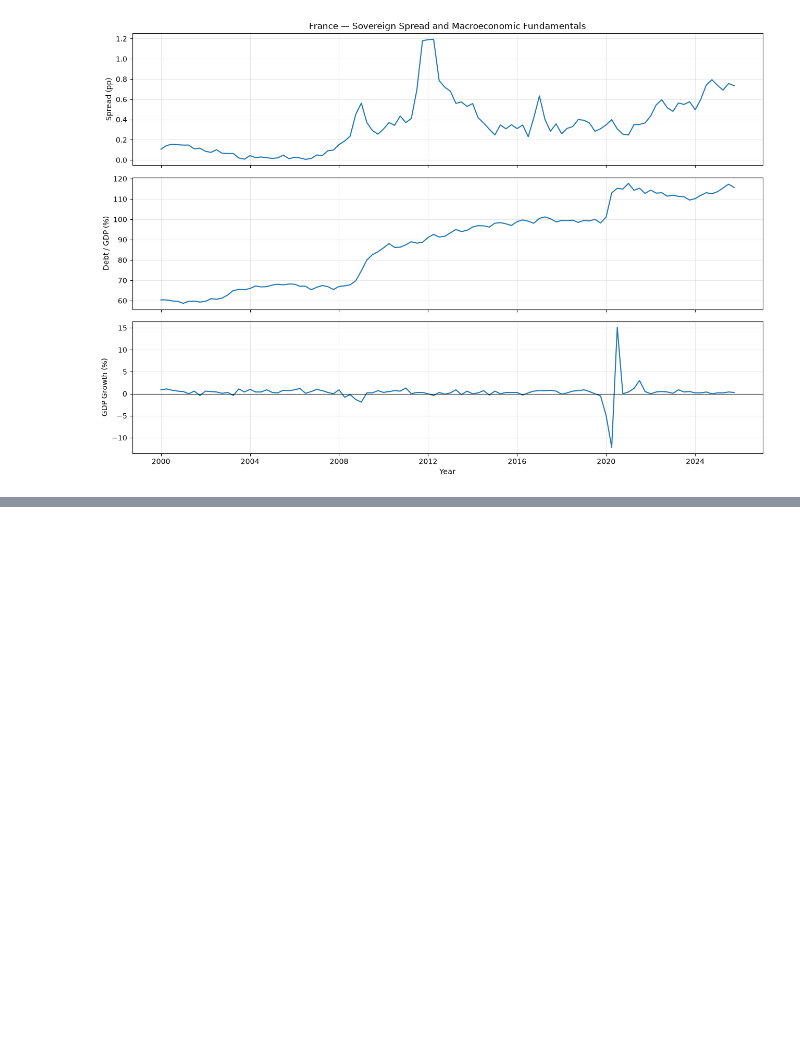
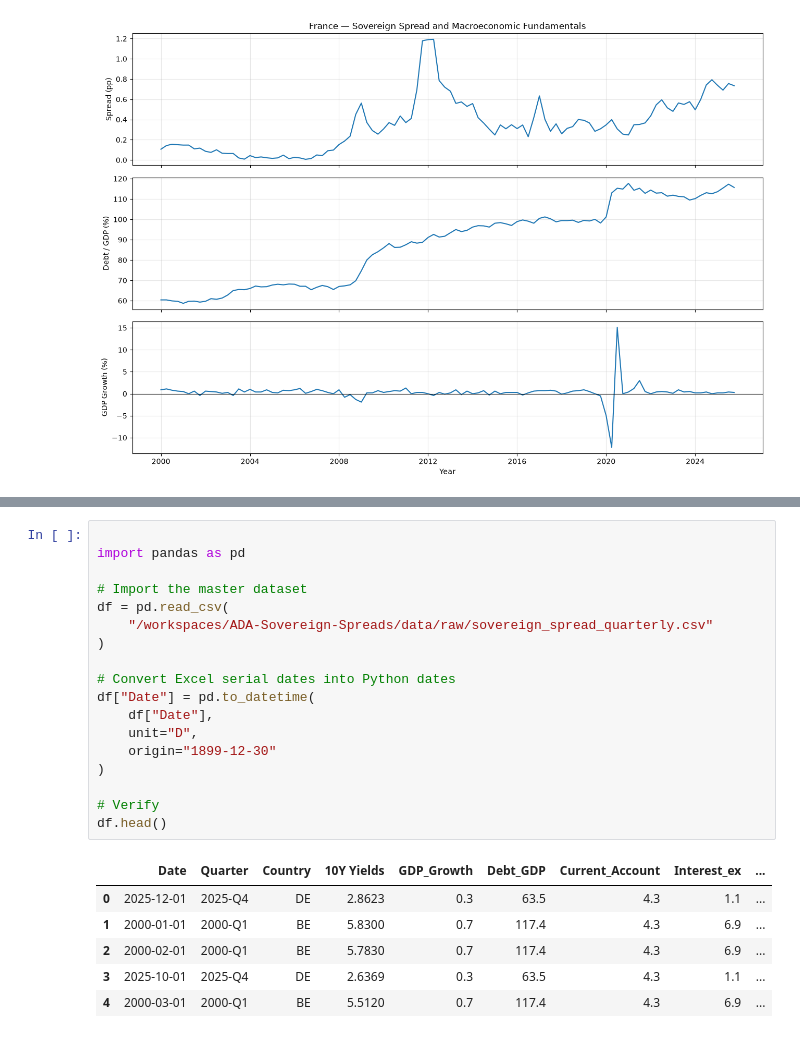
Before and after one commit to Mobula-nyte/ADA-Sovereign-Spreads, a Jupyter notebook: notebooks/03_1_exploration_real_data.ipynb, the cells around one changed output, grey strips where cells are left out. Drawn from its saved outputs; the diff is of its cells as text; blank space fills up the shorter version.

Commit message:
Adding new data

```diff
--- a/notebooks/03_1_exploration_real_data.ipynb
+++ b/notebooks/03_1_exploration_real_data.ipynb
@@ -776,0 +811,25 @@ plt.show()
+# %%
+
+import pandas as pd
+
+# Import the master dataset
+df = pd.read_csv(
+    "/workspaces/ADA-Sovereign-Spreads/data/raw/sovereign_spread_quarterly.csv"
+)
+
+# Convert Excel serial dates into Python dates
+df["Date"] = pd.to_datetime(
+    df["Date"],
+    unit="D",
+    origin="1899-12-30"
+)
+
+# Verify
+df.head()
+# %% [output]
+|  | Date | Quarter | Country | 10Y Yields | GDP_Growth | Debt_GDP | Current_Account | Interest_ex | ... |
+| 0 | 2025-12-01 | 2025-Q4 | DE | 2.8623 | 0.3 | 63.5 | 4.3 | 1.1 | ... |
+| 1 | 2000-01-01 | 2000-Q1 | BE | 5.8300 | 0.7 | 117.4 | 4.3 | 6.9 | ... |
+| 2 | 2000-02-01 | 2000-Q1 | BE | 5.7830 | 0.7 | 117.4 | 4.3 | 6.9 | ... |
+| 3 | 2025-10-01 | 2025-Q4 | DE | 2.6369 | 0.3 | 63.5 | 4.3 | 1.1 | ... |
+| 4 | 2000-03-01 | 2000-Q1 | BE | 5.5120 | 0.7 | 117.4 | 4.3 | 6.9 | ... |
```
Also changed, not shown: parts of 4 cells of this notebook, 2 other files.
